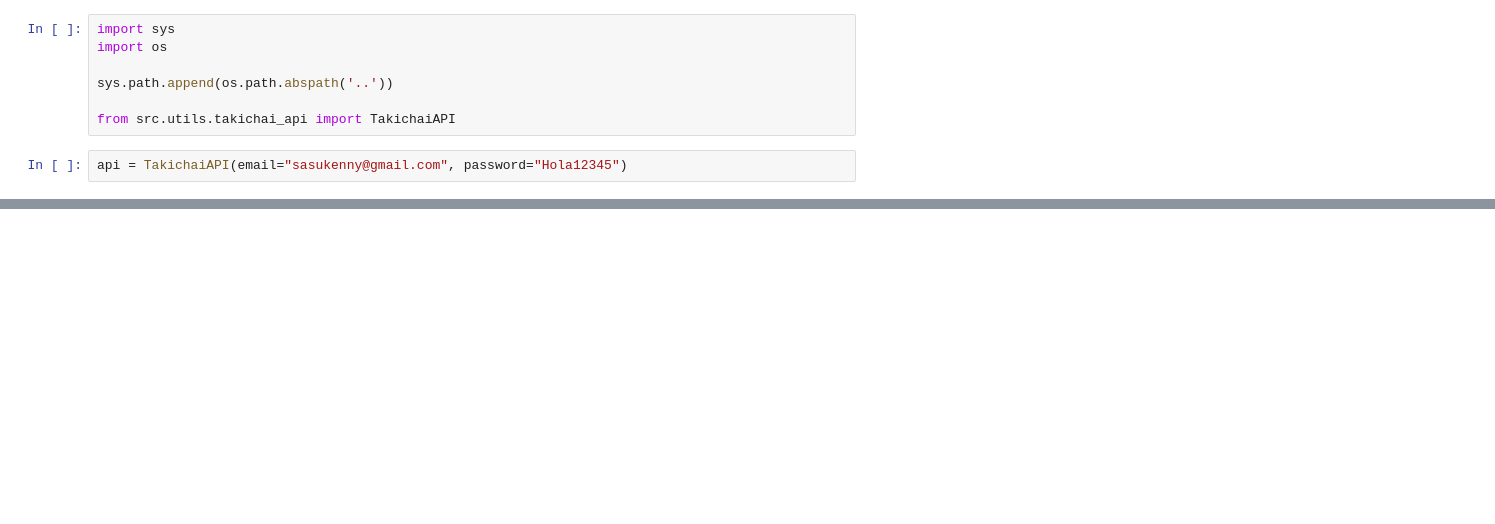
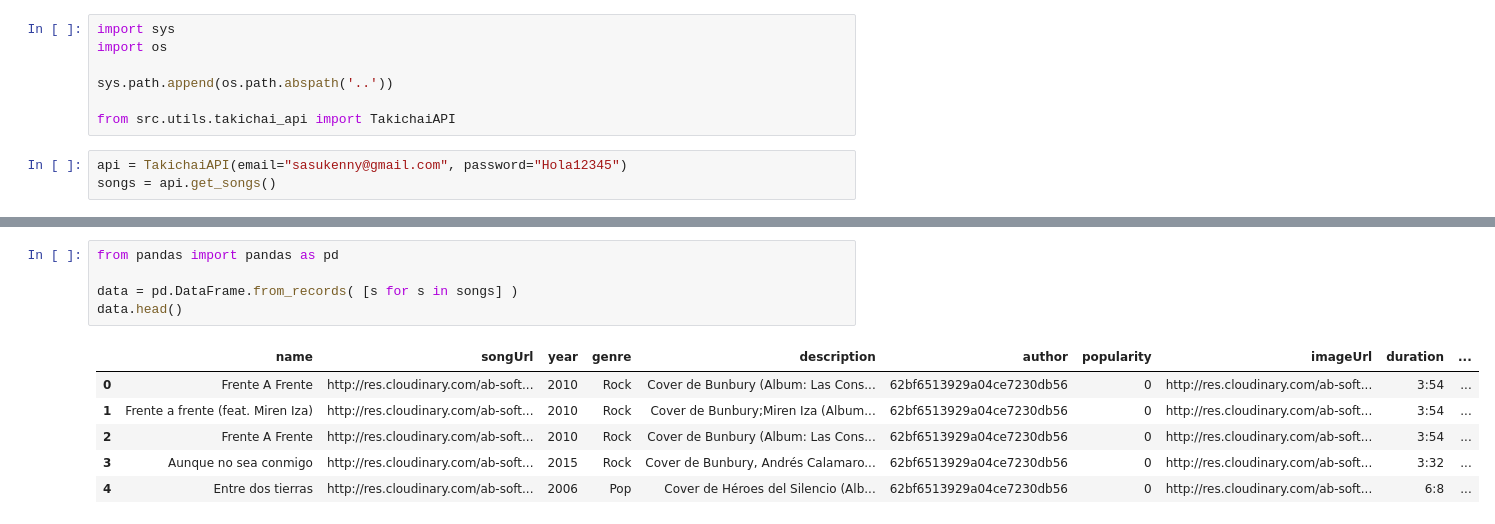
Before and after one commit to r3gor/takichai-recomendations, a Jupyter notebook: notebooks/takichai_songs.ipynb, the cells around one changed output, grey strips where cells are left out. Saved outputs shown, nothing was run; the diff lists cells and outputs as text; blank space fills up the shorter version.

Commit message:
feat[ml]: clean data

```diff
--- a/notebooks/takichai_songs.ipynb
+++ b/notebooks/takichai_songs.ipynb
@@ -7,5 +7,6 @@ sys.path.append(os.path.abspath('..'))
 from src.utils.takichai_api import TakichaiAPI
 # %%
 api = TakichaiAPI(email="sasukenny@gmail.com", password="Hola12345")
+songs = api.get_songs()
 # %% [output]
 [login]  ok: True       | sasukenny@gmail.com
@@ -15,0 +34,12 @@ AttributeError: 'TakichaiAPI' object has no attribute 'get_songs'
+# %%
+from pandas import pandas as pd
+
+data = pd.DataFrame.from_records( [s for s in songs] )
+data.head()
+# %% [output]
+|  | name | songUrl | year | genre | description | author | popularity | imageUrl | duration | ... |
+| 0 | Frente A Frente | http://res.cloudinary.com/ab-soft... | 2010 | Rock | Cover de Bunbury (Album: Las Cons... | 62bf6513929a04ce7230db56 | 0 | http://res.cloudinary.com/ab-soft... | 3:54 | ... |
+| 1 | Frente a frente (feat. Miren Iza) | http://res.cloudinary.com/ab-soft... | 2010 | Rock | Cover de Bunbury;Miren Iza (Album... | 62bf6513929a04ce7230db56 | 0 | http://res.cloudinary.com/ab-soft... | 3:54 | ... |
+| 2 | Frente A Frente | http://res.cloudinary.com/ab-soft... | 2010 | Rock | Cover de Bunbury (Album: Las Cons... | 62bf6513929a04ce7230db56 | 0 | http://res.cloudinary.com/ab-soft... | 3:54 | ... |
+| 3 | Aunque no sea conmigo | http://res.cloudinary.com/ab-soft... | 2015 | Rock | Cover de Bunbury, Andrés Calamaro... | 62bf6513929a04ce7230db56 | 0 | http://res.cloudinary.com/ab-soft... | 3:32 | ... |
+| 4 | Entre dos tierras | http://res.cloudinary.com/ab-soft... | 2006 | Pop | Cover de Héroes del Silencio (Alb... | 62bf6513929a04ce7230db56 | 0 | http://res.cloudinary.com/ab-soft... | 6:8 | ... |
```
Also changed, not shown: parts of 9 cells of this notebook.
